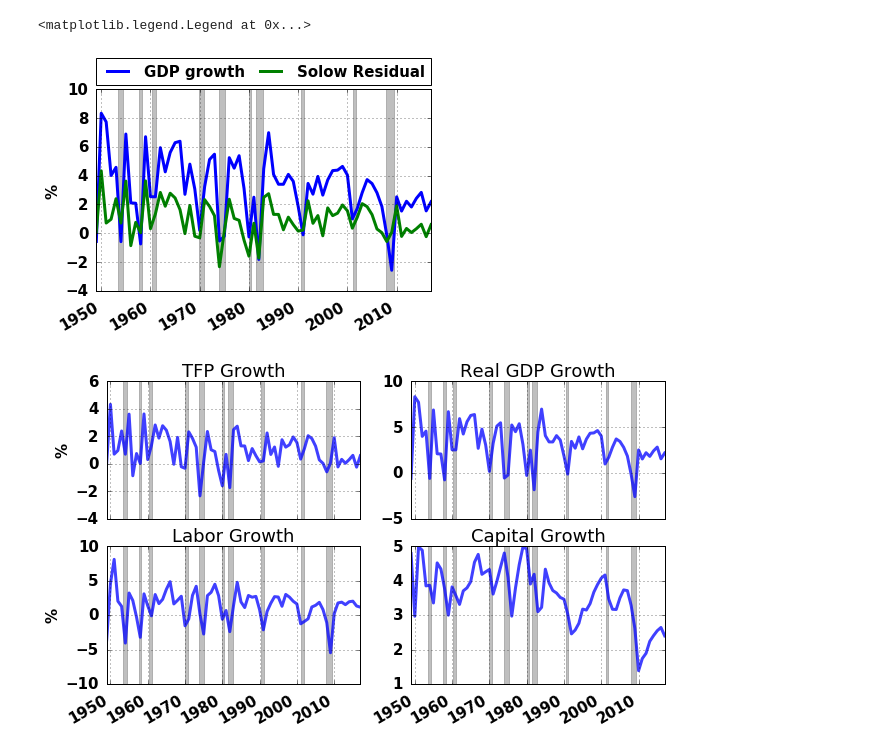
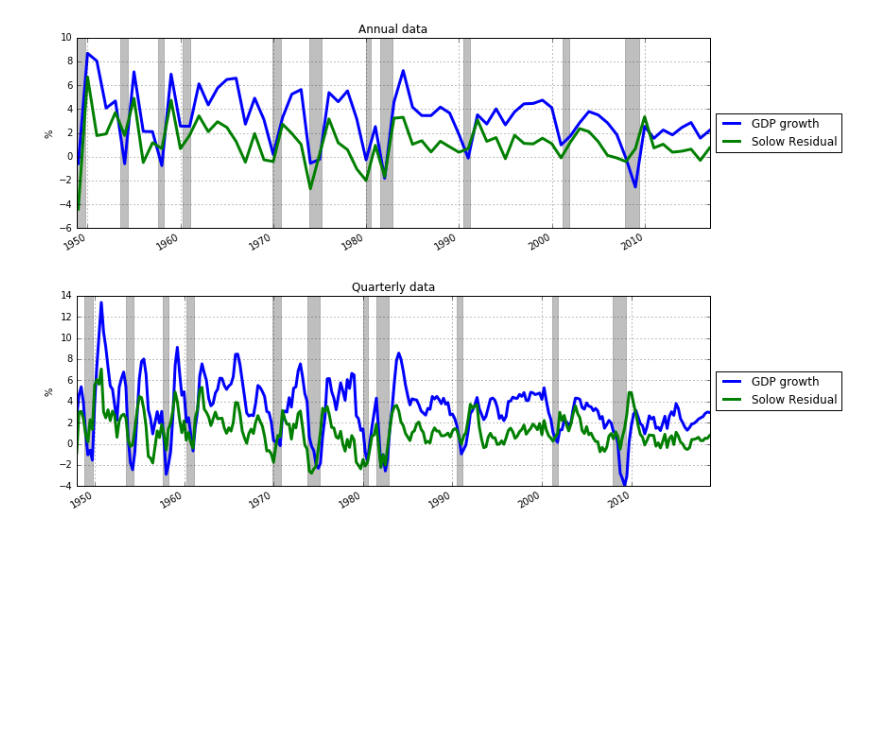
Before and after one commit to msilva913/economic-data, a Jupyter notebook: usProductionData/python/usProductionData.ipynb, the cells around one changed output. Cells and saved outputs as stored; diff of their text form; code cells hidden in the pictures; blank space fills up the shorter version.

```diff
--- a/usProductionData/python/usProductionData.ipynb
+++ b/usProductionData/python/usProductionData.ipynb
@@ -47,11 +16,13 @@ fp.api_key = fp.load_api_key('fred_api_key.txt')
 # 1.1 Parameters for the model
 alpha = 0.35
 
-# If output_solow == TRUE, then Y = C + I.  Else: Y = C + I + G + NX (default)
+# 1.2 Number of years to average K/Y to compute initial K/Y ratio (and therefore intial K)
+N = 10
+
+# 1.3 If output_solow == TRUE, then Y = C + I.  Else: Y = C + I + G + NX (default)
 output_solow = False
 
-# 1.3 Define the function for computing the capital series
-
+# 1.4 Define the function for computing the capital series
 def capitalSeries(i,k0,delta):
     t0 = len(i)-1
     k = [k0]
@@ -170,10 +123,0 @@ g: 0.03153775415586857
-# %%
-# 4. Implement the perpetual inventory method
-
-# 4.1 Annual capital series
-k0A = gdpA.data[0]*iYRatio/(delta + g + n)
-capitalA.data = capitalSeries(investmentA.data,k0A,delta)
-
-# 4.2 Quarterly capital series
-k0Q = gdpQ.data[0]*iYRatio/(delta + g + n)
-capitalQ.data = capitalSeries(investmentQ4.data,k0Q,delta/4)
@@ -322,76 +263,70 @@ tfpQ.data = gYQ - alpha*gKQ - (1-alpha)*gLQ
 # %%
 # 11. Construct some plots
 
-fig = plt.figure()
+# 11.1 Quarterly GDP growth and the Solow residual (Quarterly)
+fig = plt.figure(figsize=(12,4))
 ax = fig.add_subplot(1,1,1)
-ax.plot_date(gdpA.datetimes,gdpA.data,'b-',lw = 3)
-ax.plot_date(tfpA.datetimes,tfpA.data,'g-',lw = 3)
-ax.xaxis.set_major_locator(years10)
+ax.plot(gdpA_growth.data,'b-',lw = 3)
+ax.plot(tfpA_growth.data,'g-',lw = 3)
 ax.set_ylabel('%')
 gdpA.recessions()
 fig.autofmt_xdate()
 ax.grid(True)
-ax.legend(['GDP growth','Solow Residual'],bbox_to_anchor=(0., 1.02, 1., .102), loc=3,
-       ncol=3, mode="expand", borderaxespad=0.,fontsize=15)
+ax.set_title('Annual data')
+ax.legend(['GDP growth','Solow Residual'],loc='center left', bbox_to_anchor=(1, 0.5))
 # plt.savefig('fig_US_Production_ya_growth_A.png',bbox_inches='tight')
 
-# 11.2 Figure for website: Annual growth in Y, L, K, and A
+# 11.2 Quarterly GDP growth and the Solow residual (Quarterly)
+fig = plt.figure(figsize=(12,4))
+ax = fig.add_subplot(1,1,1)
+ax.plot(gdpQ_growth.data,'b-',lw = 3)
+ax.plot(tfpQ_growth.data,'g-',lw = 3)
+ax.set_ylabel('%')
+gdpQ.recessions()
+fig.autofmt_xdate()
+ax.grid(True)
+ax.set_title('Quarterly data')
+ax.legend(['GDP growth','Solow Residual'],loc='center left', bbox_to_anchor=(1, 0.5))
+# plt.savefig('../img/fig_US_Production_ya_growth_Q.png',bbox_inches='tight')
+
+# 11.3 Figure for website: Annual growth in Y, L, K, and A
 fig = plt.figure(figsize=(10, 6))
 ax = fig.add_subplot(2,2,1)
-ax.plot_date(tfpA.datetimes,tfpA.data,'b-',lw = 3,alpha = 0.75)
+ax.plot(tfpA_growth.data,'b-',lw = 3,alpha = 0.75)
 ax.set_title('TFP Growth')
-ax.xaxis.set_major_locator(years10)
 ax.set_ylabel('%')
 tfpA.recessions()
 fig.autofmt_xdate()
 ax.locator_params(axis='y',nbins=6)
 ax.grid(True)
 
 ax = fig.add_subplot(2,2,2)
-ax.plot_date(gdpA.datetimes,gdpA.data,'b-',lw = 3,alpha = 0.75)
+ax.plot(gdpA_growth.data,'b-',lw = 3,alpha = 0.75)
 ax.set_title('Real GDP Growth')
-ax.xaxis.set_major_locator(years10)
-ax.locator_params(axis='y',nbins=6)
+# ax.xaxis.set_major_locator(years10)
 gdpA.recessions()
 fig.autofmt_xdate()
 ax.grid(True)
 
 ax = fig.add_subplot(2,2,3)
-ax.plot_date(laborA.datetimes,laborA.data,'b-',lw = 3,alpha = 0.75)
-ax.xaxis.set_major_locator(years10)
+ax.plot(laborA_growth.data,'b-',lw = 3,alpha = 0.75)
 laborA.recessions()
 ax.set_ylabel('%')
 ax.set_title('Labor Growth')
 ax.locator_params(axis='y',nbins=6)
 fig.autofmt_xdate()
 ax.grid(True)
 
 ax = fig.add_subplot(2,2,4)
-ax.plot_date(capitalA.datetimes,capitalA.data,'b-',lw = 3,alpha = 0.75)
-ax.xaxis.set_major_locator(years10)
+ax.plot(capitalA_growth.data,'b-',lw = 3,alpha = 0.75)
+# ax.xaxis.set_major_locator(years10)
 ax.set_title('Capital Growth')
 ax.locator_params(axis='y',nbins=6)
 capitalA.recessions()
 fig.autofmt_xdate()
 ax.grid(True)
 
 plt.savefig('../img/fig_US_Production_A_site.png',bbox_inches='tight')
-
-
-# 11.3 Quarterly GDP growth and the SOlow residual
-fig = plt.figure()
-ax = fig.add_subplot(1,1,1)
-ax.plot_date(gdpQ.datetimes,gdpQ.data,'b-',lw = 3)
-ax.plot_date(tfpQ.datetimes,tfpQ.data,'g-',lw = 3)
-ax.xaxis.set_major_locator(years10)
-ax.set_ylabel('%')
-gdpQ.recessions()
-fig.autofmt_xdate()
-ax.grid(True)
-ax.legend(['GDP growth','Solow Residual'],bbox_to_anchor=(0., 1.02, 1., .102), loc=3,
-       ncol=3, mode="expand", borderaxespad=0.,fontsize=15)
-# plt.savefig('../img/fig_US_Production_ya_growth_Q.png',bbox_inches='tight')
 # %% [output]
-<matplotlib.legend.Legend at 0x...>
-[figure, old version]
+[figure, new version]
-[figure, old version]
+[figure, new version]
```
Also changed, not shown: parts of 13 cells of this notebook, 8 other files.
